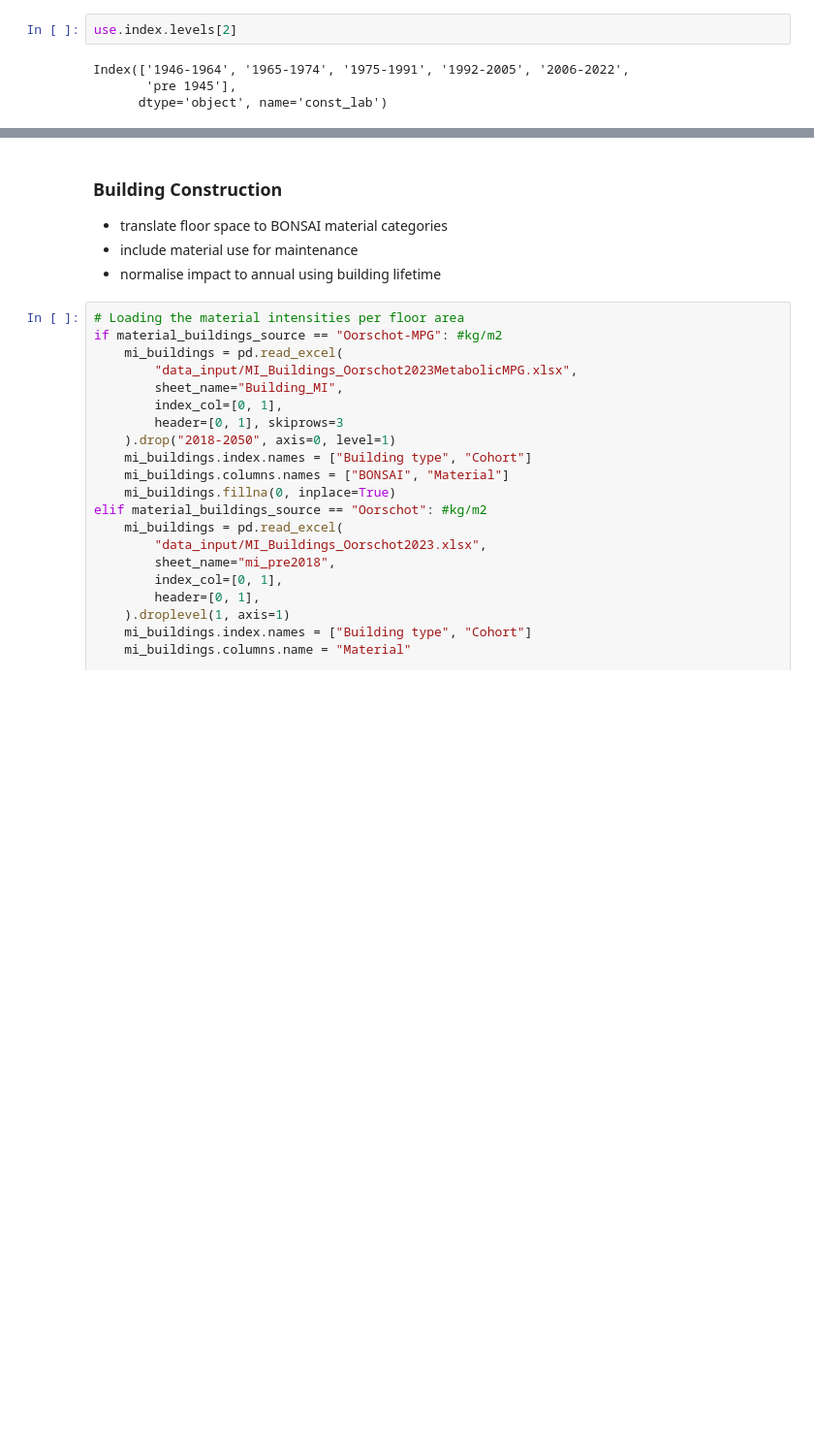
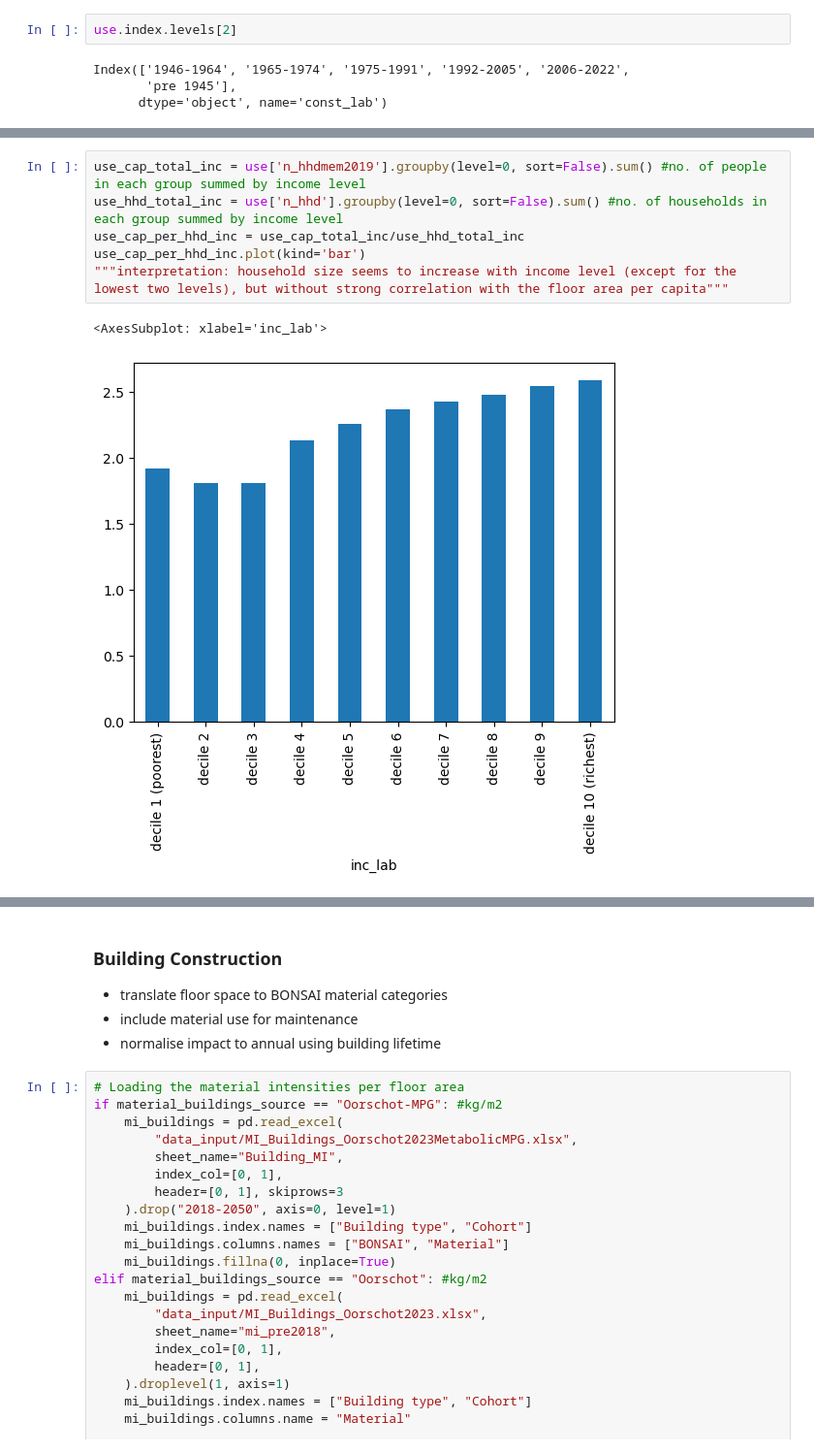
Before and after one commit to MiraVos/housing-footprints, a Jupyter notebook: footprints_main.ipynb, the cells around one changed output, grey strips where cells are left out. Shown at 97% size. Saved outputs shown, nothing was run; the diff lists cells and outputs as text; blank space fills up the shorter version.

```diff
--- a/footprints_main.ipynb
+++ b/footprints_main.ipynb
@@ -112,0 +139,9 @@ Index(['1946-1964', '1965-1974', '1975-1991', '1992-2005', '2006-2022',
+# %%
+use_cap_total_inc = use['n_hhdmem2019'].groupby(level=0, sort=False).sum() #no. of people in each group summed by income level
+use_hhd_total_inc = use['n_hhd'].groupby(level=0, sort=False).sum() #no. of households in each group summed by income level
+use_cap_per_hhd_inc = use_cap_total_inc/use_hhd_total_inc
+use_cap_per_hhd_inc.plot(kind='bar')
+"""interpretation: household size seems to increase with income level (except for the lowest two levels), but without strong correlation with the floor area per capita"""
+# %% [output]
+<AxesSubplot: xlabel='inc_lab'>
+[figure, added]
```
Also changed, not shown: parts of 13 cells of this notebook.
